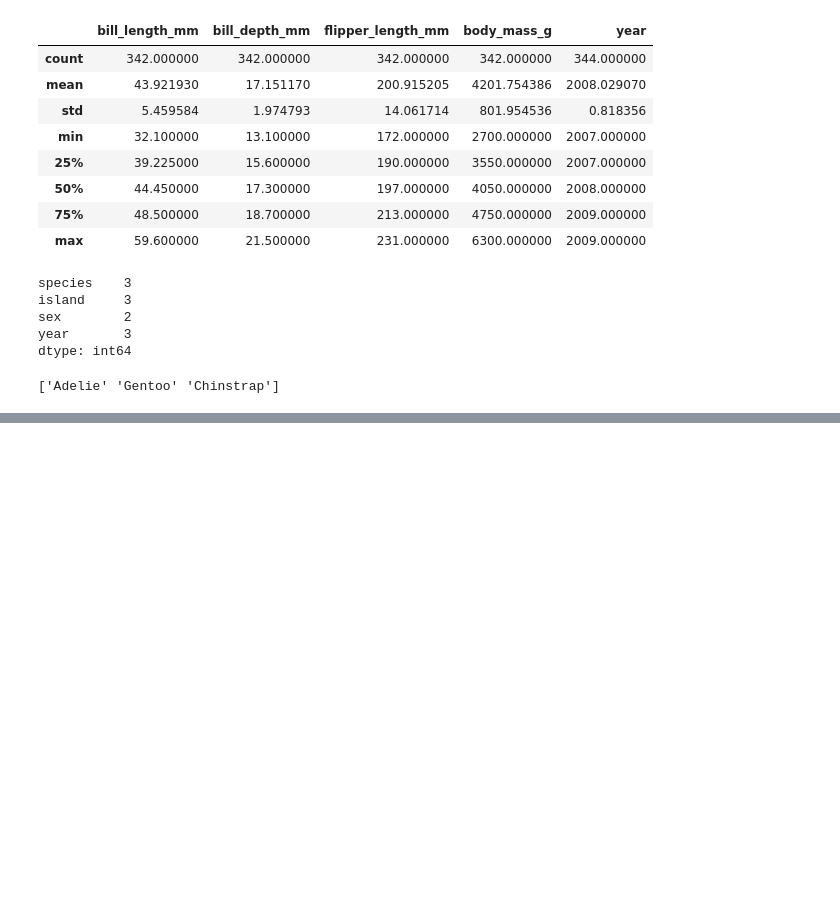
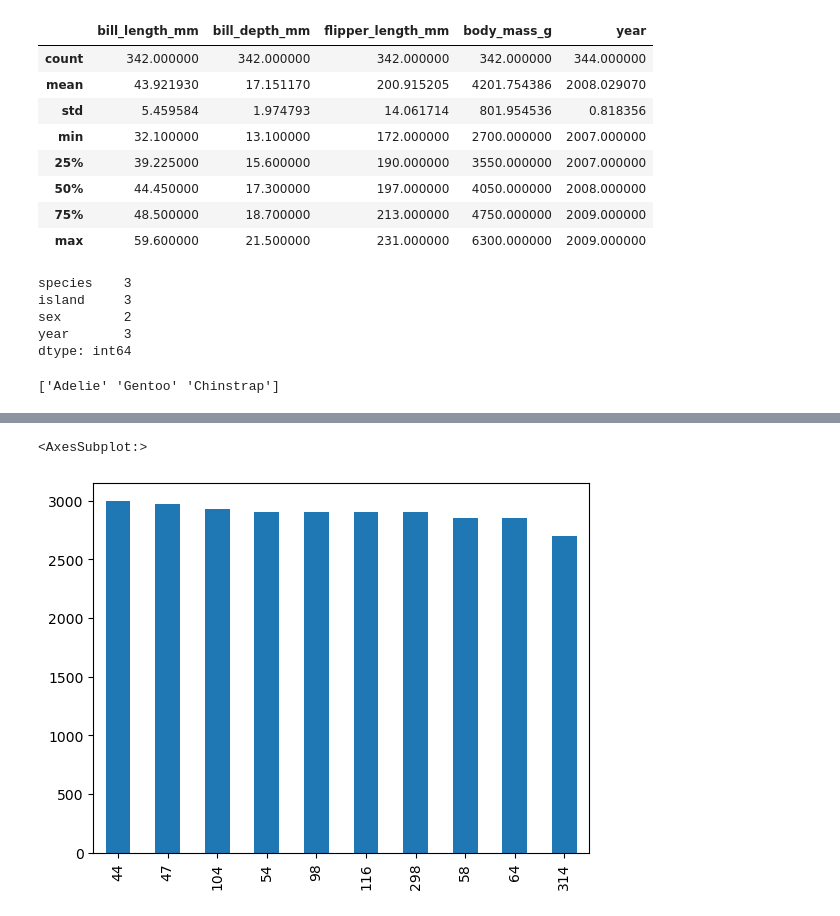
Before and after one commit to lunacatalan/eds-220-lesson2-pandas, a Jupyter notebook: Lesson-4-plotting.ipynb, the cells around one changed output, grey strips where cells are left out. Saved outputs shown, nothing was run; the diff lists cells and outputs as text; code cells hidden in the pictures; blank space fills up the shorter version.

```diff
--- a/Lesson-4-plotting.ipynb
+++ b/Lesson-4-plotting.ipynb
@@ -208,0 +253,4 @@ Index(['year', 'europe', 'arctic', 'alaska', 'asia', 'north_america',
+# %%
+# sort values in ascending order
+smallest = penguins.body_mass_g.nsmallest(10).sort_values(ascending = False)
+smallest
@@ -208,0 +269,6 @@ Index(['year', 'europe', 'arctic', 'alaska', 'asia', 'north_america',
+# %%
+# plot the smallest pody masses as bar graph
+smallest.plot(kind = 'bar')
+# %% [output]
+<AxesSubplot:>
+[figure, added]
```
Also changed, not shown: parts of 19 cells of this notebook.
